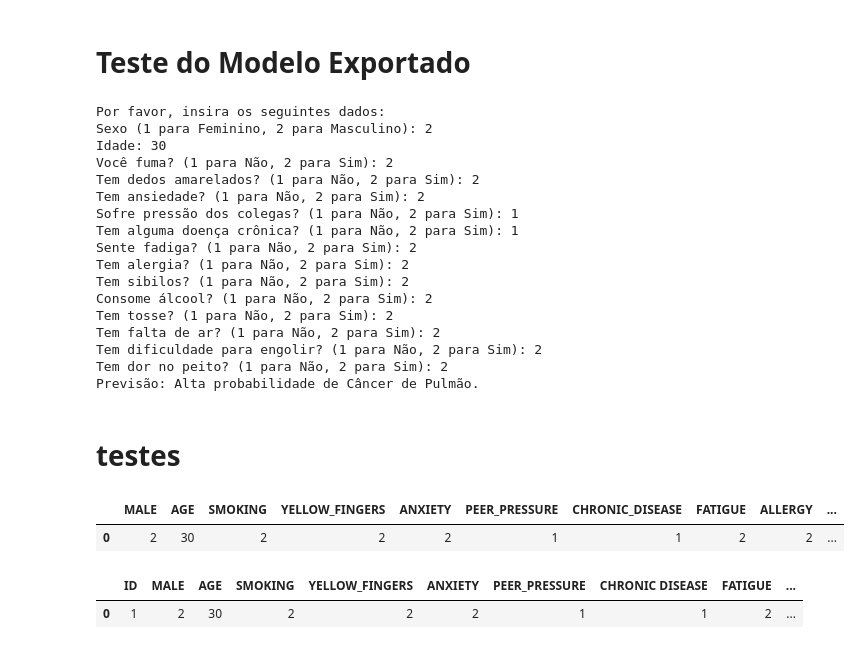
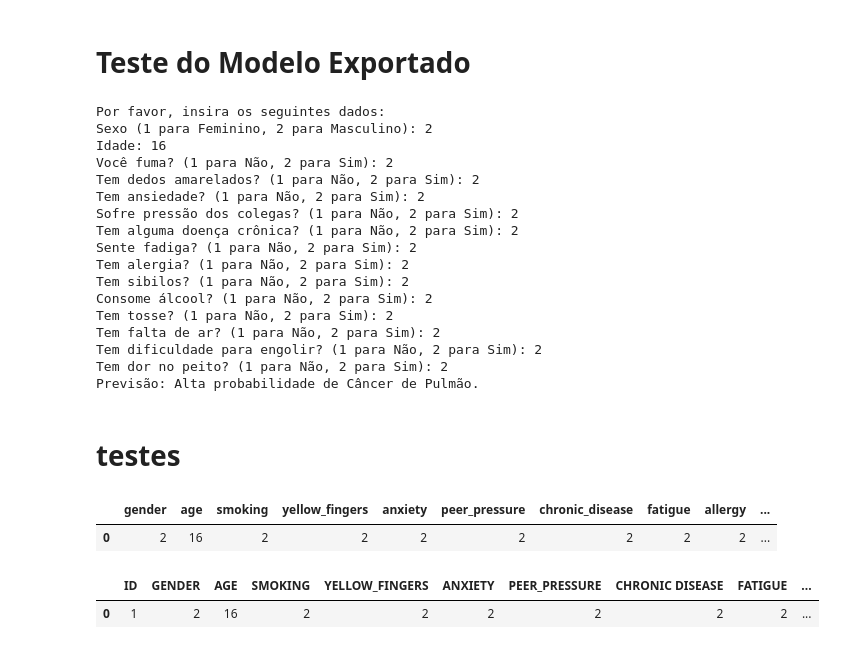
Before and after one commit to miguelvneto/MVP_ML, a Jupyter notebook: MVP_Sistemas_Inteligentes_ML.ipynb, the cells around one changed output. Drawn from its saved outputs; the diff is of its cells as text; code cells hidden in the pictures.

```diff
--- a/MVP_Sistemas_Inteligentes_ML.ipynb
+++ b/MVP_Sistemas_Inteligentes_ML.ipynb
@@ -46,11 +53,6 @@ df.columns = new_columns
 # %%
-col_features = [
-       'MALE', 'AGE', 'SMOKING', 'YELLOW_FINGERS', 'ANXIETY',
-       'PEER_PRESSURE', 'CHRONIC_DISEASE', 'FATIGUE', 'ALLERGY', 'WHEEZING',
-       'ALCOHOL_CONSUMING', 'COUGHING', 'SHORTNESS_OF_BREATH',
-       'SWALLOWING_DIFFICULTY', 'CHEST_PAIN'
-]
-col_target = 'LUNG_CANCER'
+col_features = df.columns.values[0:-1]
+col_target = df.columns.values[-1]
 
 # features
 x = df[col_features]
@@ -272,7 +274,7 @@ def get_new_data():
     """
     print("Por favor, insira os seguintes dados:")
 
-    male = input("Sexo (1 para Feminino, 2 para Masculino): ")
+    gender = input("Sexo (1 para Feminino, 2 para Masculino): ")
     age = input("Idade: ")
     smoking = input("Você fuma? (1 para Não, 2 para Sim): ")
     yellow_fingers = input("Tem dedos amarelados? (1 para Não, 2 para Sim): ")
@@ -289,21 +291,21 @@ def get_new_data():
     chest_pain = input("Tem dor no peito? (1 para Não, 2 para Sim): ")
 
     new_data = pd.DataFrame({
-        'MALE': [int(male)], # subtraído 1 para ficar no padrão da base de dados
-        'AGE': [int(age)],
-        'SMOKING': [int(smoking)],
-        'YELLOW_FINGERS': [int(yellow_fingers)],
-        'ANXIETY': [int(anxiety)],
-        'PEER_PRESSURE': [int(peer_pressure)],
-        'CHRONIC_DISEASE': [int(chronic_disease)],
-        'FATIGUE': [int(fatigue)],
-        'ALLERGY': [int(allergy)],
-        'WHEEZING': [int(wheezing)],
-        'ALCOHOL_CONSUMING': [int(alcohol_consuming)],
-        'COUGHING': [int(coughing)],
-        'SHORTNESS_OF_BREATH': [int(shortness_of_breath)],
-        'SWALLOWING_DIFFICULTY': [int(swallowing_difficulty)],
-        'CHEST_PAIN': [int(chest_pain)]
+        'gender': [int(gender)],
+        'age': [int(age)],
+        'smoking': [int(smoking)],
+        'yellow_fingers': [int(yellow_fingers)],
+        'anxiety': [int(anxiety)],
+        'peer_pressure': [int(peer_pressure)],
+        'chronic_disease': [int(chronic_disease)],
+        'fatigue': [int(fatigue)],
+        'allergy': [int(allergy)],
+        'wheezing': [int(wheezing)],
+        'alcohol_consuming': [int(alcohol_consuming)],
+        'coughing': [int(coughing)],
+        'shortness_of_breath': [int(shortness_of_breath)],
+        'swallowing_difficulty': [int(swallowing_difficulty)],
+        'chest_pain': [int(chest_pain)]
     })
 
     return new_data
@@ -322,12 +324,12 @@ else:
 # %% [output]
 Por favor, insira os seguintes dados:
 Sexo (1 para Feminino, 2 para Masculino): 2
-Idade: 30
+Idade: 16
 Você fuma? (1 para Não, 2 para Sim): 2
 Tem dedos amarelados? (1 para Não, 2 para Sim): 2
 Tem ansiedade? (1 para Não, 2 para Sim): 2
-Sofre pressão dos colegas? (1 para Não, 2 para Sim): 1
-Tem alguma doença crônica? (1 para Não, 2 para Sim): 1
+Sofre pressão dos colegas? (1 para Não, 2 para Sim): 2
+Tem alguma doença crônica? (1 para Não, 2 para Sim): 2
 Sente fadiga? (1 para Não, 2 para Sim): 2
 Tem alergia? (1 para Não, 2 para Sim): 2
 Tem sibilos? (1 para Não, 2 para Sim): 2
@@ -341,11 +343,11 @@ Previsão: Alta probabilidade de Câncer de Pulmão.
 # testes
 # %%
 nd = new_data.copy()
-nd['LUNG_CANCER'] = prediction[0]
+nd['lung_cancer'] = prediction[0]
 nd
 # %% [output]
-|  | MALE | AGE | SMOKING | YELLOW_FINGERS | ANXIETY | PEER_PRESSURE | CHRONIC_DISEASE | FATIGUE | ALLERGY | ... |
-| 0 | 2 | 30 | 2 | 2 | 2 | 1 | 1 | 2 | 2 | ... |
+|  | gender | age | smoking | yellow_fingers | anxiety | peer_pressure | chronic_disease | fatigue | allergy | ... |
+| 0 | 2 | 16 | 2 | 2 | 2 | 2 | 2 | 2 | 2 | ... |
 # %%
 import sqlite3
 import pandas as pd
@@ -399,7 +401,7 @@ rows = cursor.fetchall()
 
 # Criar um DataFrame do Pandas com os dados recuperados
 df_predictions = pd.DataFrame(rows, columns=[ 'ID',
-    'MALE', 'AGE', 'SMOKING', 'YELLOW_FINGERS', 'ANXIETY', 'PEER_PRESSURE',
+    'GENDER', 'AGE', 'SMOKING', 'YELLOW_FINGERS', 'ANXIETY', 'PEER_PRESSURE',
     'CHRONIC DISEASE', 'FATIGUE ', 'ALLERGY ', 'WHEEZING',
     'ALCOHOL CONSUMING', 'COUGHING', 'SHORTNESS OF BREATH',
     'SWALLOWING DIFFICULTY', 'CHEST PAIN', 'LUNG_CANCER'
@@ -411,5 +413,5 @@ conn.close()
 # Exibir o DataFrame com os dados recuperados
 df_predictions
 # %% [output]
-|  | ID | MALE | AGE | SMOKING | YELLOW_FINGERS | ANXIETY | PEER_PRESSURE | CHRONIC DISEASE | FATIGUE | ... |
-| 0 | 1 | 2 | 30 | 2 | 2 | 2 | 1 | 1 | 2 | ... |
+|  | ID | GENDER | AGE | SMOKING | YELLOW_FINGERS | ANXIETY | PEER_PRESSURE | CHRONIC DISEASE | FATIGUE | ... |
+| 0 | 1 | 2 | 16 | 2 | 2 | 2 | 2 | 2 | 2 | ... |
```
Also changed, not shown: parts of 4 cells of this notebook.
